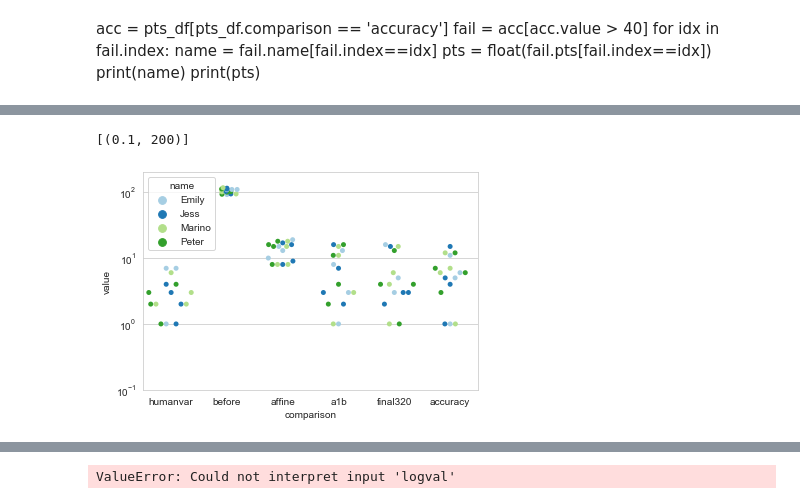
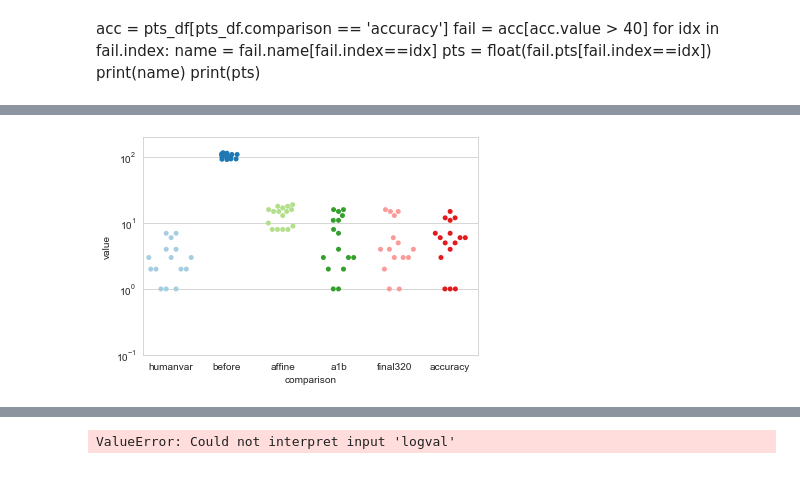
Before and after one commit to PrincetonUniversity/BrainPipe, a Jupyter notebook: tools/analysis/humanvselastix.ipynb, the cells around one changed output, grey strips where cells are left out. Cells and saved outputs as stored; diff of their text form; code cells hidden in the pictures.

```diff
--- a/tools/analysis/humanvselastix.ipynb
+++ b/tools/analysis/humanvselastix.ipynb
@@ -58,0 +35,16 @@ pt4 = fulldf[fulldf.point==4]
+# %%
+fulldf = fulldf[fulldf.volume!='H']
+fulldf = fulldf[fulldf.volume!='bregma']
+fulldf = fulldf[fulldf.volume!='A']
+fulldf = fulldf[fulldf.volume!='B']
+# %%
+ax0 = sns.set_style('white')
+ax0 = sns.set_palette('Paired')
+fig, ax0 =plt.subplots(1,3,sharex=True,sharey=True)
+sns.scatterplot(ax=ax0[1],x=fulldf.relx,y=fulldf.relz,hue=fulldf.point,style=fulldf.point,legend=False)
+ax0[1].set_title('sagittal')
+sns.scatterplot(ax=ax0[0],x=fulldf.rely,y=fulldf.relz,hue=fulldf.point,style=fulldf.point,legend=False)
+ax0[0].set_title('axial')
+sns.scatterplot(ax=ax0[2],x=fulldf.rely,y=fulldf.relz,hue=fulldf.point,legend='full')
+#plt.suptitle('fulldf')
+#plt.savefig('/Users/emilydennis/Desktop/humanvselastix_frel.eps')
@@ -217,7 +212,7 @@ alldata = { }
 for name in np.unique(fulldf.annotator):
     alldata[name] = {}
     annotator = fulldf[fulldf.annotator==name]
-    for volume in ["A","B","C","D","E","F","G","H"]:
+    for volume in ["A","B","C","D","E","F","G"]:
         annotatorvol = annotator[annotator.volume==volume]
         alldata[name][volume]= {}
         for point in range(1,5):
@@ -309,12 +292,13 @@ for idx in fail.index:
 # %%
 ax = sns.set_style('whitegrid')
 ax=sns.set_palette("Paired")
-ax= sns.swarmplot(x='comparison',y='value',data=pts_df,hue='name')
+ax= sns.swarmplot(x='comparison',y='value',data=pts_df)
 ax.set(yscale='log')
 ax.set(ylim=(0.1,200))
+
+plt.savefig('/Users/emilydennis/Desktop/humanvselastix_log_alldata.eps')
 # %% [output]
-[(0.1, 200)]
-[figure, old version]
+[figure, new version]
 # %%
 a4_dims = (11.7, 8.27)
 fig, ax = plt.subplots(figsize=a4_dims)
```
Also changed, not shown: parts of 10 cells of this notebook.
